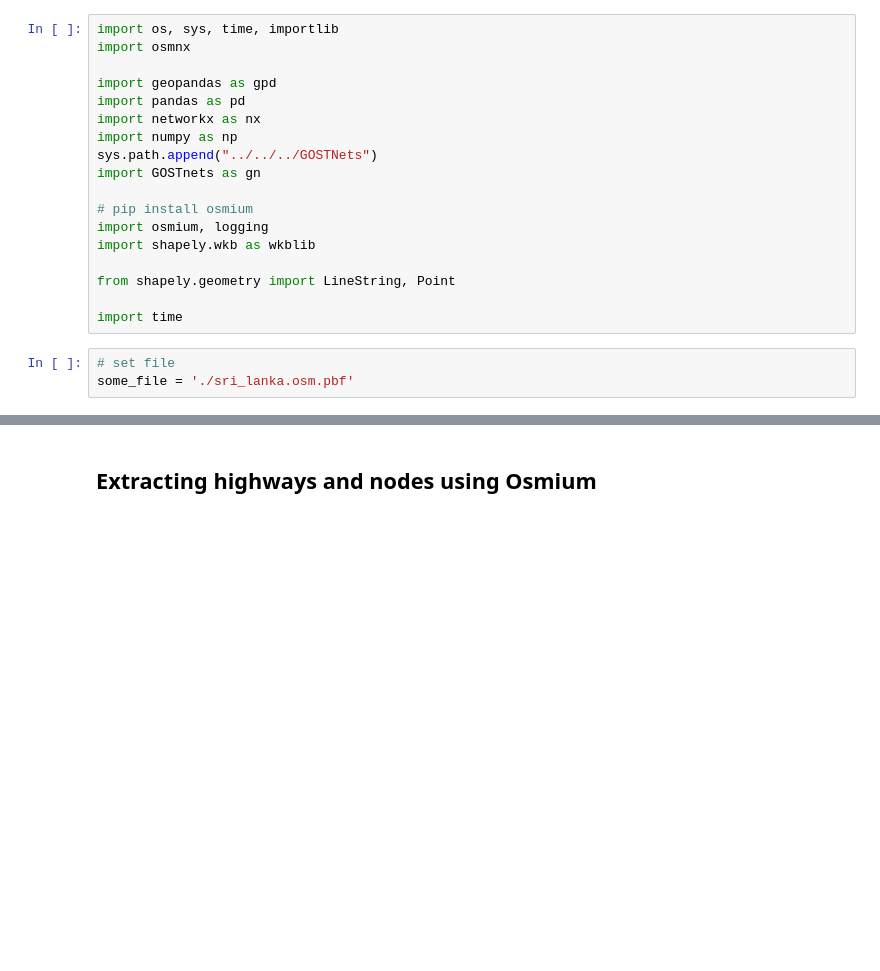
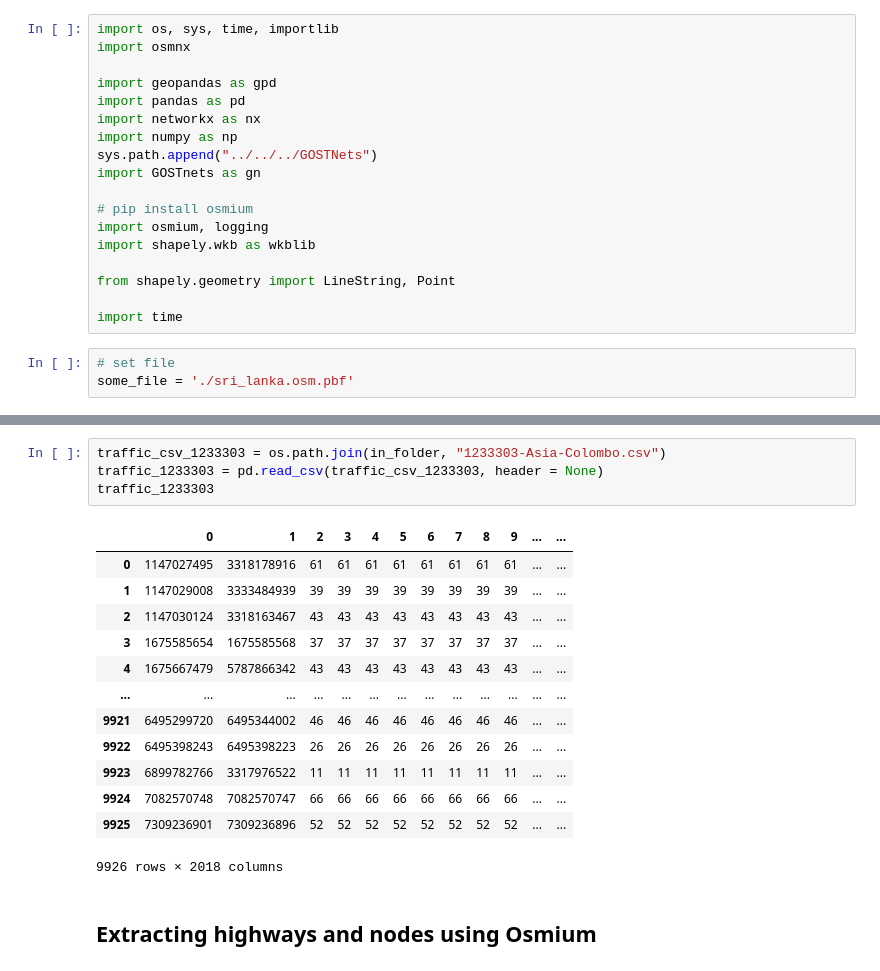
Before and after one commit to worldbank/GOST_PublicGoods, a Jupyter notebook: Implementations/mapbox_traffic/mapbox_traffic_data_test1.ipynb, the cells around one changed output, grey strips where cells are left out. Saved outputs shown, nothing was run; the diff lists cells and outputs as text; blank space fills up the shorter version.

```diff
--- a/Implementations/mapbox_traffic/mapbox_traffic_data_test1.ipynb
+++ b/Implementations/mapbox_traffic/mapbox_traffic_data_test1.ipynb
@@ -24,3 +44,21 @@ some_file = './sri_lanka.osm.pbf'
+# %%
+traffic_csv_1233303 = os.path.join(in_folder, "1233303-Asia-Colombo.csv")
+traffic_1233303 = pd.read_csv(traffic_csv_1233303, header = None)
+traffic_1233303
+# %% [output]
+|  | 0 | 1 | 2 | 3 | 4 | 5 | 6 | 7 | 8 | 9 | ... | ... |
+| 0 | 1147027495 | 3318178916 | 61 | 61 | 61 | 61 | 61 | 61 | 61 | 61 | ... | ... |
+| 1 | 1147029008 | 3333484939 | 39 | 39 | 39 | 39 | 39 | 39 | 39 | 39 | ... | ... |
+| 2 | 1147030124 | 3318163467 | 43 | 43 | 43 | 43 | 43 | 43 | 43 | 43 | ... | ... |
+| 3 | 1675585654 | 1675585568 | 37 | 37 | 37 | 37 | 37 | 37 | 37 | 37 | ... | ... |
+| 4 | 1675667479 | 5787866342 | 43 | 43 | 43 | 43 | 43 | 43 | 43 | 43 | ... | ... |
+| ... | ... | ... | ... | ... | ... | ... | ... | ... | ... | ... | ... | ... |
+| 9921 | 6495299720 | 6495344002 | 46 | 46 | 46 | 46 | 46 | 46 | 46 | 46 | ... | ... |
+| 9922 | 6495398243 | 6495398223 | 26 | 26 | 26 | 26 | 26 | 26 | 26 | 26 | ... | ... |
+| 9923 | 6899782766 | 3317976522 | 11 | 11 | 11 | 11 | 11 | 11 | 11 | 11 | ... | ... |
+| 9924 | 7082570748 | 7082570747 | 66 | 66 | 66 | 66 | 66 | 66 | 66 | 66 | ... | ... |
+| 9925 | 7309236901 | 7309236896 | 52 | 52 | 52 | 52 | 52 | 52 | 52 | 52 | ... | ... |
+9926 rows × 2018 columns
 # %% [markdown]
 ## Extracting highways and nodes using Osmium
 # %%
```
Also changed, not shown: parts of 4 cells of this notebook, 6 other files.
